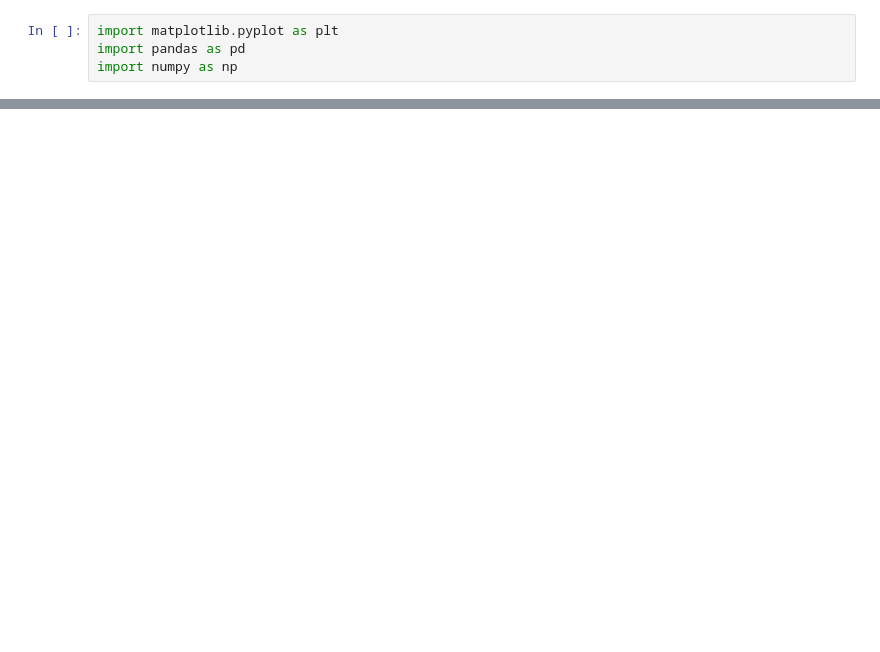
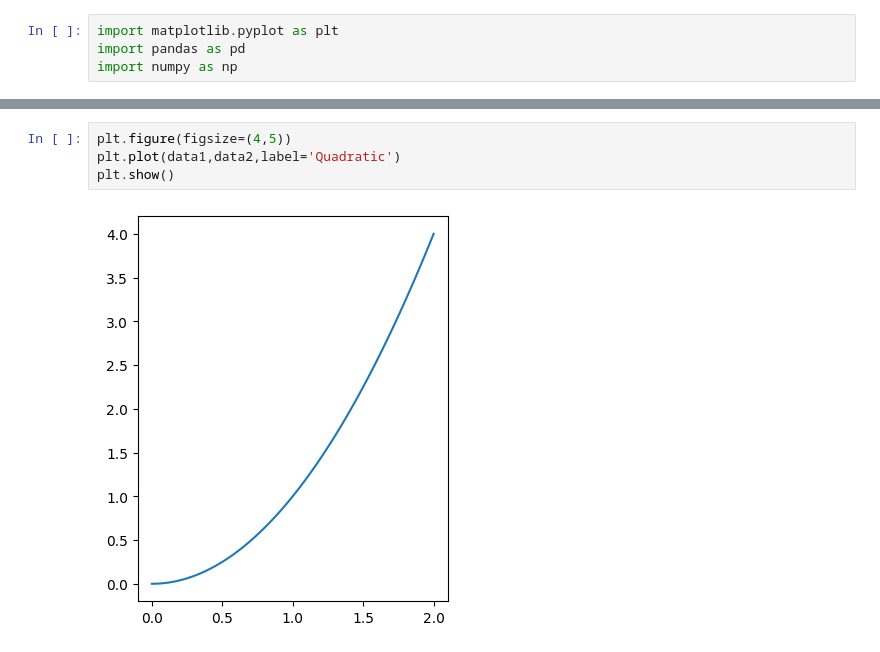
Before and after one commit to Bysaninikhilesh/Banking-Project-with-OOPS, a Jupyter notebook: chapter_appendix-tools-for-deep-learning/jupyter.ipynb, the cells around one changed output, grey strips where cells are left out. Saved outputs shown, nothing was run; the diff lists cells and outputs as text; blank space fills up the shorter version.

```diff
--- a/chapter_appendix-tools-for-deep-learning/jupyter.ipynb
+++ b/chapter_appendix-tools-for-deep-learning/jupyter.ipynb
@@ -162,0 +168,6 @@ data3,data4 = np.random.randn()
+# %%
+plt.figure(figsize=(4,5))
+plt.plot(data1,data2,label='Quadratic')
+plt.show()
+# %% [output]
+[figure, added]
```
Also changed, not shown: parts of 4 cells of this notebook.
